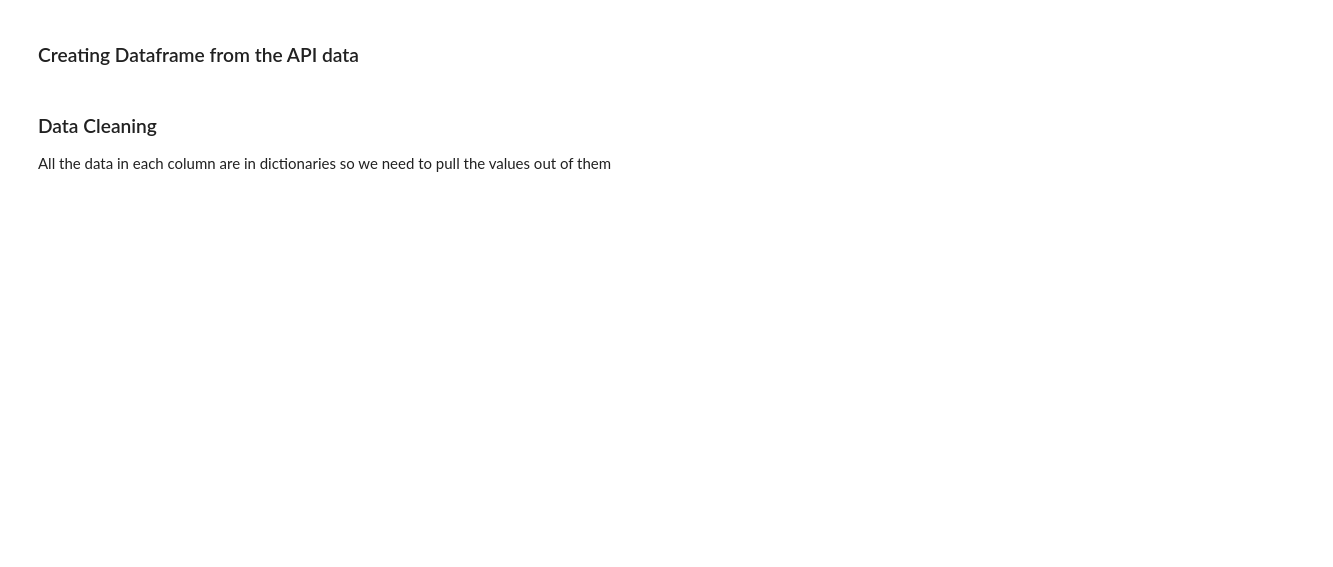
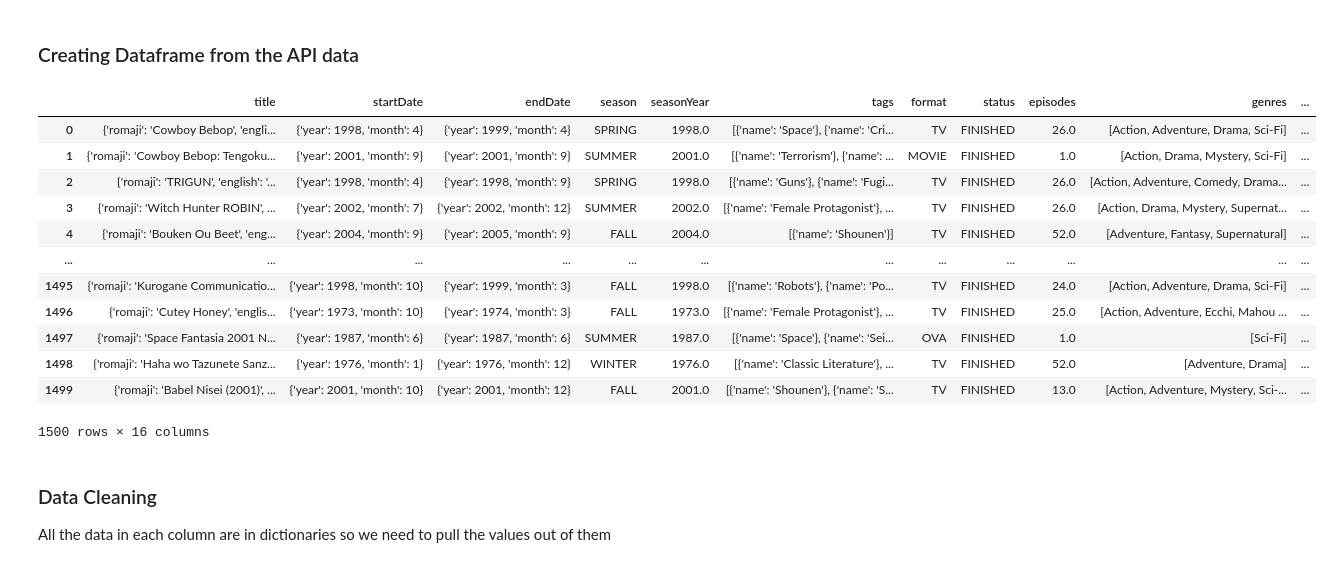
Before and after one commit to aydintabai/AI-Academic-Impact-Case-Study, a Jupyter notebook: DataCheckpoint_Group112_WI24.ipynb, the cells around one changed output. Drawn from its saved outputs; the diff is of its cells as text; code cells hidden in the pictures; blank space fills up the shorter version.

```diff
--- a/DataCheckpoint_Group112_WI24.ipynb
+++ b/DataCheckpoint_Group112_WI24.ipynb
@@ -138,7 +139,21 @@ KeyboardInterrupt:
 ### Creating Dataframe from the API data
 # %%
 api_df = pd.DataFrame(all_data)
-api_df.head()
+api_df
+# %% [output]
+|  | title | startDate | endDate | season | seasonYear | tags | format | status | episodes | genres | ... |
+| 0 | {'romaji': 'Cowboy Bebop', 'engli... | {'year': 1998, 'month': 4} | {'year': 1999, 'month': 4} | SPRING | 1998.0 | [{'name': 'Space'}, {'name': 'Cri... | TV | FINISHED | 26.0 | [Action, Adventure, Drama, Sci-Fi] | ... |
+| 1 | {'romaji': 'Cowboy Bebop: Tengoku... | {'year': 2001, 'month': 9} | {'year': 2001, 'month': 9} | SUMMER | 2001.0 | [{'name': 'Terrorism'}, {'name': ... | MOVIE | FINISHED | 1.0 | [Action, Drama, Mystery, Sci-Fi] | ... |
+| 2 | {'romaji': 'TRIGUN', 'english': '... | {'year': 1998, 'month': 4} | {'year': 1998, 'month': 9} | SPRING | 1998.0 | [{'name': 'Guns'}, {'name': 'Fugi... | TV | FINISHED | 26.0 | [Action, Adventure, Comedy, Drama... | ... |
+| 3 | {'romaji': 'Witch Hunter ROBIN', ... | {'year': 2002, 'month': 7} | {'year': 2002, 'month': 12} | SUMMER | 2002.0 | [{'name': 'Female Protagonist'}, ... | TV | FINISHED | 26.0 | [Action, Drama, Mystery, Supernat... | ... |
+| 4 | {'romaji': 'Bouken Ou Beet', 'eng... | {'year': 2004, 'month': 9} | {'year': 2005, 'month': 9} | FALL | 2004.0 | [{'name': 'Shounen'}] | TV | FINISHED | 52.0 | [Adventure, Fantasy, Supernatural] | ... |
+| ... | ... | ... | ... | ... | ... | ... | ... | ... | ... | ... | ... |
+| 1495 | {'romaji': 'Kurogane Communicatio... | {'year': 1998, 'month': 10} | {'year': 1999, 'month': 3} | FALL | 1998.0 | [{'name': 'Robots'}, {'name': 'Po... | TV | FINISHED | 24.0 | [Action, Adventure, Drama, Sci-Fi] | ... |
+| 1496 | {'romaji': 'Cutey Honey', 'englis... | {'year': 1973, 'month': 10} | {'year': 1974, 'month': 3} | FALL | 1973.0 | [{'name': 'Female Protagonist'}, ... | TV | FINISHED | 25.0 | [Action, Adventure, Ecchi, Mahou ... | ... |
+| 1497 | {'romaji': 'Space Fantasia 2001 N... | {'year': 1987, 'month': 6} | {'year': 1987, 'month': 6} | SUMMER | 1987.0 | [{'name': 'Space'}, {'name': 'Sei... | OVA | FINISHED | 1.0 | [Sci-Fi] | ... |
+| 1498 | {'romaji': 'Haha wo Tazunete Sanz... | {'year': 1976, 'month': 1} | {'year': 1976, 'month': 12} | WINTER | 1976.0 | [{'name': 'Classic Literature'}, ... | TV | FINISHED | 52.0 | [Adventure, Drama] | ... |
+| 1499 | {'romaji': 'Babel Nisei (2001)', ... | {'year': 2001, 'month': 10} | {'year': 2001, 'month': 12} | FALL | 2001.0 | [{'name': 'Shounen'}, {'name': 'S... | TV | FINISHED | 13.0 | [Action, Adventure, Mystery, Sci-... | ... |
+1500 rows × 16 columns
 # %% [markdown]
 ### Data Cleaning
 All the data in each column are in dictionaries so we need to pull the values out of them
```
Also changed, not shown: parts of 8 cells of this notebook.
